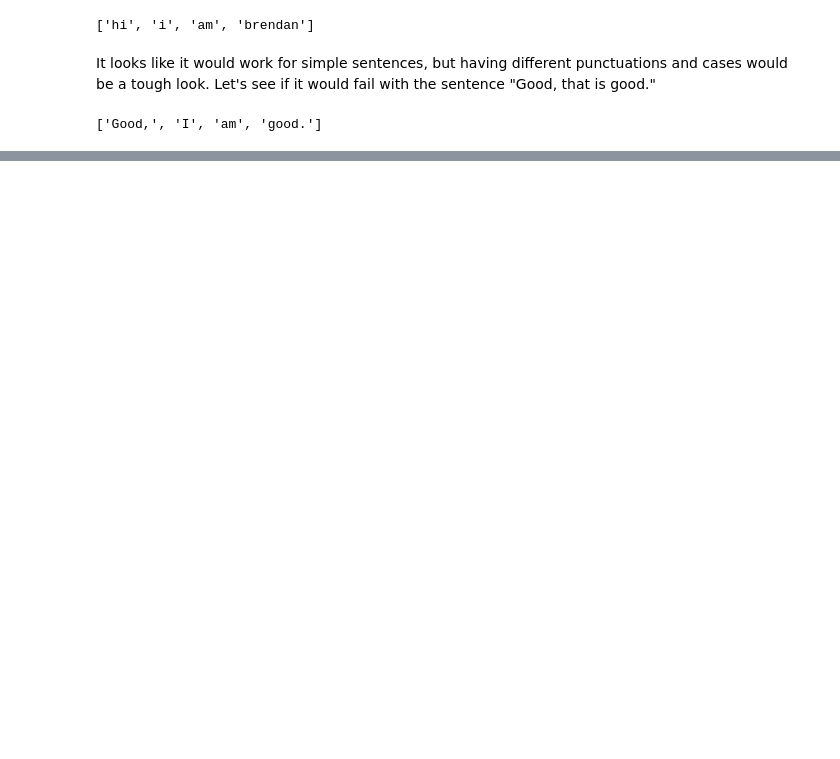
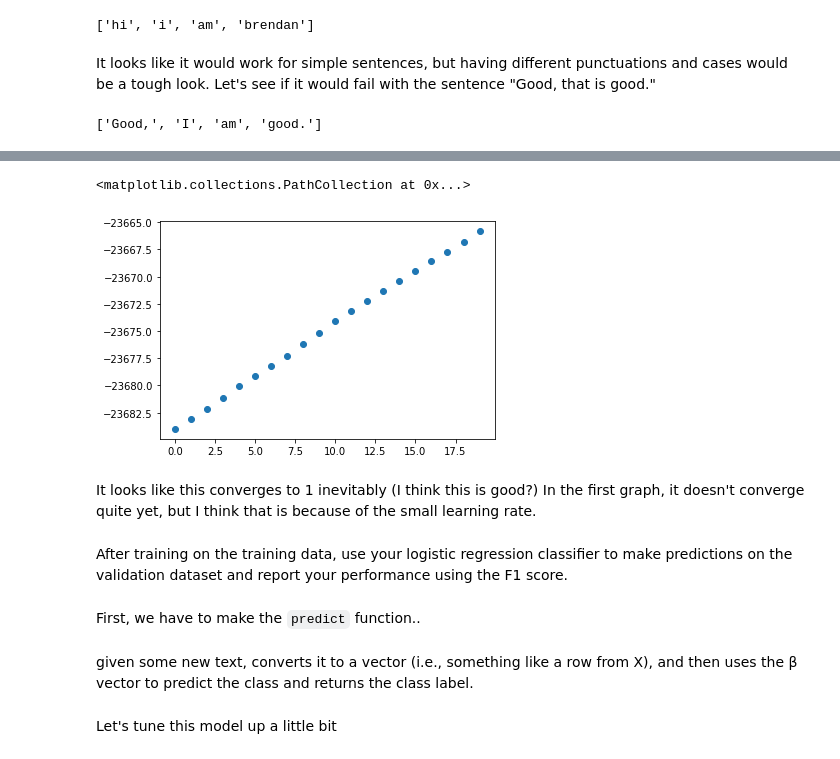
Before and after one commit to bmatt23/SI630, a Jupyter notebook: homework_1/homework_1.ipynb, the cells around one changed output, grey strips where cells are left out. Drawn from its saved outputs; the diff is of its cells as text; code cells hidden in the pictures; blank space fills up the shorter version.

```diff
--- a/homework_1/homework_1.ipynb
+++ b/homework_1/homework_1.ipynb
@@ -46,0 +121,5 @@ better_tokenize('brendan!matthys')
+# %%
+c = Counter(train_vocab_all)
+to_remove = {x for x, i in c.items() if i < 2}
+train_vocab = list(set(train_vocab_all) - to_remove)
+len(train_vocab)
@@ -46,0 +128,15 @@ better_tokenize('brendan!matthys')
+# %%
+S = dok_matrix((len(train), len(train_vocab)+1), dtype=int)
+
+for i in tqdm(range(len(train))):
+    #get the text for specific row
+    text_set = set(train.text.loc[i])
+
+    for j in range(len(train_vocab)):
+
+        word = train_vocab[j]
+        if word in text_set:
+
+            S[i, j] += 1    # Update element
+    # add bias term
+    S[i,len(train_vocab)] += 1
@@ -46,0 +155,3 @@ better_tokenize('brendan!matthys')
+# %%
+def sigmoid(X):
+    return 1/(1+math.e**(-X))
@@ -46,0 +221,7 @@ better_tokenize('brendan!matthys')
+# %%
+X = S
+Y = train.sarcastic
+learning_rate = 5e-5
+num_step = 1000
+result = logisitic_regression_2(X, Y, learning_rate, num_step)
+result
@@ -46,0 +246,16 @@ better_tokenize('brendan!matthys')
+# %%
+plt.scatter(x = list(range(len(result[1][::50]))), y = result[1][::50])
+# %% [output]
+<matplotlib.collections.PathCollection at 0x...>
+[figure, added]
+# %% [markdown]
+It looks like this converges to 1 inevitably (I think this is good?)
+In the first graph, it doesn't converge quite yet, but I think that is because of the small learning rate.
+# %% [markdown]
+After training on the training data, use your logistic regression classifier to make predictions
+on the validation dataset and report your performance using the F1 score.
+# %% [markdown]
+First, we have to make the `predict` function..
+# %% [markdown]
+given some new text, converts it to a vector (i.e., something
+like a row from X), and then uses the β vector to predict the class and returns the class label.
@@ -46,0 +278,2 @@ better_tokenize('brendan!matthys')
+# %% [markdown]
+Let's tune this model up a little bit
```
Also changed, not shown: parts of 101 cells of this notebook, 2 other files.
